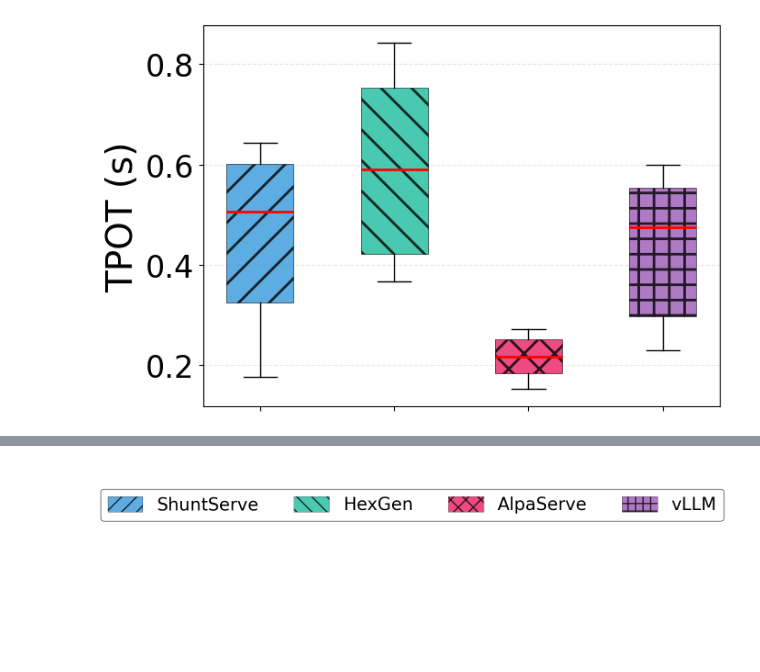
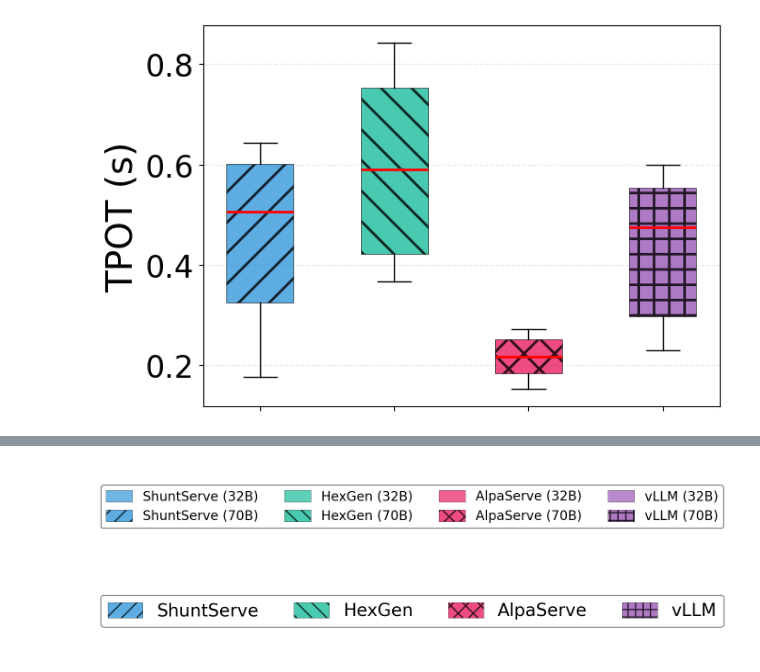
Before and after one commit to ddps-lab/HeteroSpotLLMServe, a Jupyter notebook: ArtifactEvaluation/ReferenceData/ModelPlacement/Trace/online_figure.ipynb, the cells around one changed output, grey strips where cells are left out. Saved outputs shown, nothing was run; the diff lists cells and outputs as text; code cells hidden in the pictures; blank space fills up the shorter version.

```diff
--- a/ArtifactEvaluation/ReferenceData/ModelPlacement/Trace/online_figure.ipynb
+++ b/ArtifactEvaluation/ReferenceData/ModelPlacement/Trace/online_figure.ipynb
@@ -227,3 +332,33 @@ plot_online_boxplot('qwen3-32b', source='json')
+# %%
+# === Scalability legend (32B vs 70B distinction) ===
+
+fig, ax = plt.subplots(figsize=(14, 2))
+ax.axis('off')
+
+legend_handles = []
+for s in SYSTEM_ORDER:
+    style = SYSTEM_STYLE[s]
+    # Light box = 32B
+    legend_handles.append(mpatches.Patch(
+        facecolor=style['color'], label=f'{s} (32B)', alpha=0.7,
+        edgecolor='black', linewidth=0.5,
+    ))
+    # Dark box with hatch = 70B
+    legend_handles.append(mpatches.Patch(
+        facecolor=style['color'], label=f'{s} (70B)', alpha=0.8,
+        edgecolor='black', linewidth=0.5, hatch=style['hatch'],
+    ))
+
+ax.legend(handles=legend_handles, loc='center',
+          ncol=4, fontsize=20,
+          frameon=True, handlelength=2, handleheight=1, edgecolor='black')
+
+plt.tight_layout()
+plt.savefig(os.path.join(FIG_DIR, 'online_legend.pdf'),
+            format='pdf', bbox_inches='tight')
+plt.show()
+# %% [output]
+[figure, added]
 # %%
 # === Legend (separate, for composing in paper) ===
 
```
Also changed, not shown: parts of 6 cells of this notebook, 24 other files.
